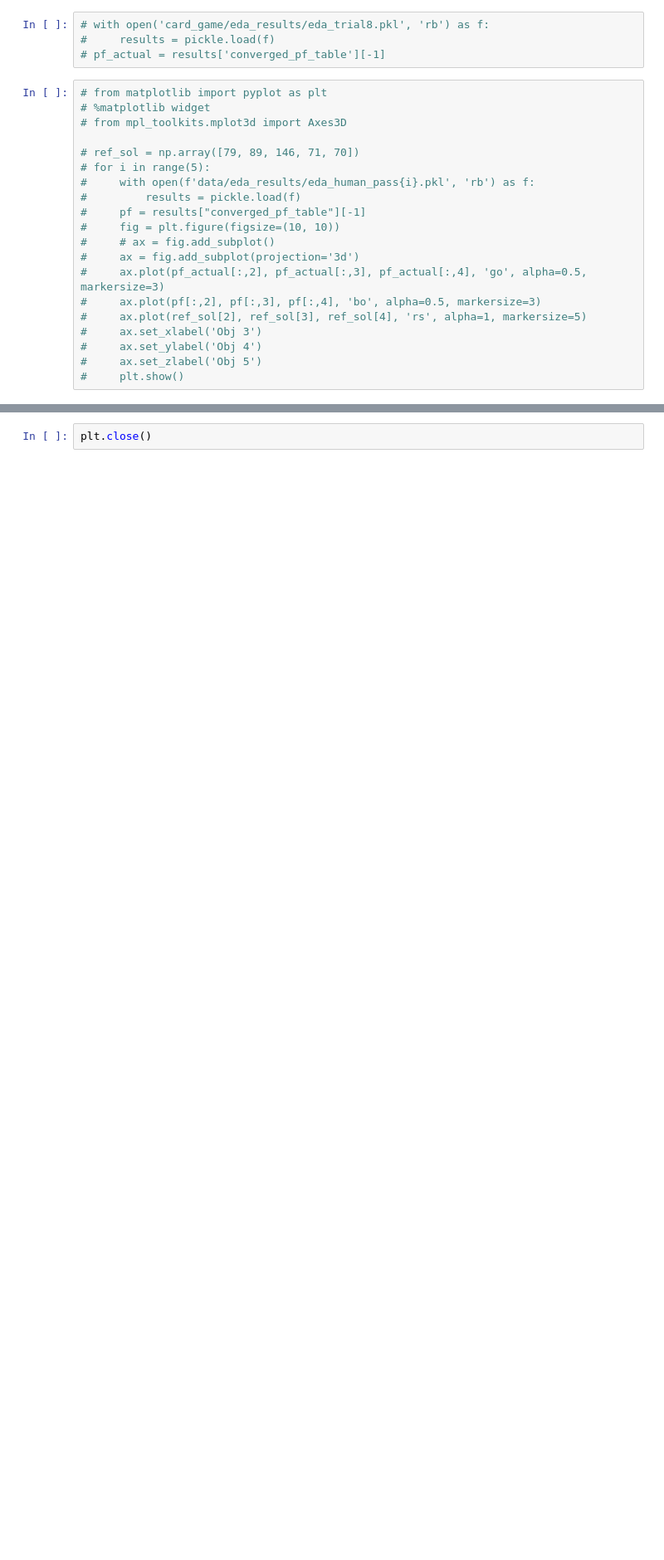
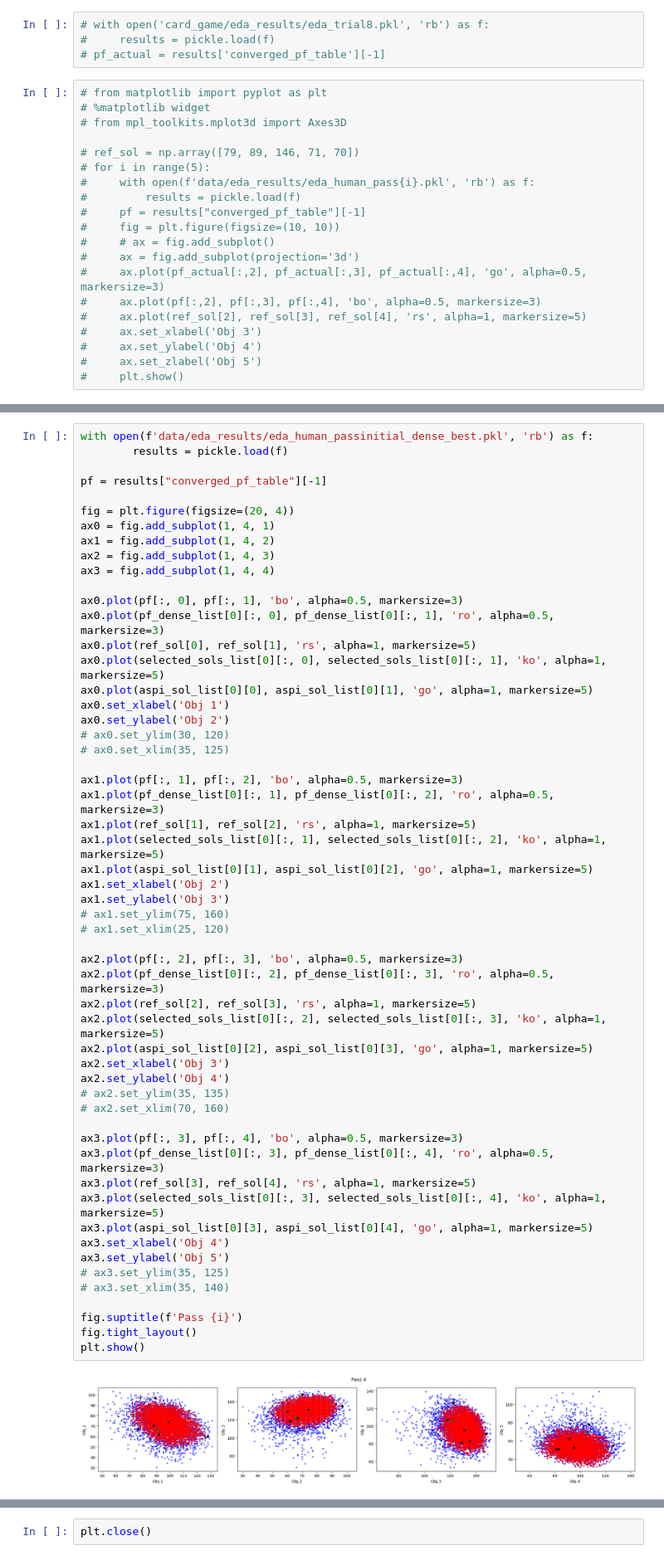
Before and after one commit to rameshsrinivasanuci/multiobjective, a Jupyter notebook: stimulate_human_guided_eda.ipynb, the cells around one changed output, grey strips where cells are left out. Shown at 83% size. Saved outputs shown, nothing was run; the diff lists cells and outputs as text; blank space fills up the shorter version.

```diff
--- a/stimulate_human_guided_eda.ipynb
+++ b/stimulate_human_guided_eda.ipynb
@@ -264,3 +339,60 @@ for i in range(max_passes):
+# %%
+with open(f'data/eda_results/eda_human_passinitial_dense_best.pkl', 'rb') as f:
+        results = pickle.load(f)
+
+pf = results["converged_pf_table"][-1]
+
+fig = plt.figure(figsize=(20, 4))
+ax0 = fig.add_subplot(1, 4, 1)
+ax1 = fig.add_subplot(1, 4, 2)
+ax2 = fig.add_subplot(1, 4, 3)
+ax3 = fig.add_subplot(1, 4, 4)
+
+ax0.plot(pf[:, 0], pf[:, 1], 'bo', alpha=0.5, markersize=3)
+ax0.plot(pf_dense_list[0][:, 0], pf_dense_list[0][:, 1], 'ro', alpha=0.5, markersize=3)
+ax0.plot(ref_sol[0], ref_sol[1], 'rs', alpha=1, markersize=5)
+ax0.plot(selected_sols_list[0][:, 0], selected_sols_list[0][:, 1], 'ko', alpha=1, markersize=5)
+ax0.plot(aspi_sol_list[0][0], aspi_sol_list[0][1], 'go', alpha=1, markersize=5)
+ax0.set_xlabel('Obj 1')
+ax0.set_ylabel('Obj 2')
+# ax0.set_ylim(30, 120)
+# ax0.set_xlim(35, 125)
+
+ax1.plot(pf[:, 1], pf[:, 2], 'bo', alpha=0.5, markersize=3)
+ax1.plot(pf_dense_list[0][:, 1], pf_dense_list[0][:, 2], 'ro', alpha=0.5, markersize=3)
+ax1.plot(ref_sol[1], ref_sol[2], 'rs', alpha=1, markersize=5)
+ax1.plot(selected_sols_list[0][:, 1], selected_sols_list[0][:, 2], 'ko', alpha=1, markersize=5)
+ax1.plot(aspi_sol_list[0][1], aspi_sol_list[0][2], 'go', alpha=1, markersize=5)
+ax1.set_xlabel('Obj 2')
+ax1.set_ylabel('Obj 3')
+# ax1.set_ylim(75, 160)
+# ax1.set_xlim(25, 120)
+
+ax2.plot(pf[:, 2], pf[:, 3], 'bo', alpha=0.5, markersize=3)
+ax2.plot(pf_dense_list[0][:, 2], pf_dense_list[0][:, 3], 'ro', alpha=0.5, markersize=3)
+ax2.plot(ref_sol[2], ref_sol[3], 'rs', alpha=1, markersize=5)
+ax2.plot(selected_sols_list[0][:, 2], selected_sols_list[0][:, 3], 'ko', alpha=1, markersize=5)
+ax2.plot(aspi_sol_list[0][2], aspi_sol_list[0][3], 'go', alpha=1, markersize=5)
+ax2.set_xlabel('Obj 3')
+ax2.set_ylabel('Obj 4')
+# ax2.set_ylim(35, 135)
+# ax2.set_xlim(70, 160)
+
+ax3.plot(pf[:, 3], pf[:, 4], 'bo', alpha=0.5, markersize=3)
+ax3.plot(pf_dense_list[0][:, 3], pf_dense_list[0][:, 4], 'ro', alpha=0.5, markersize=3)
+ax3.plot(ref_sol[3], ref_sol[4], 'rs', alpha=1, markersize=5)
+ax3.plot(selected_sols_list[0][:, 3], selected_sols_list[0][:, 4], 'ko', alpha=1, markersize=5)
+ax3.plot(aspi_sol_list[0][3], aspi_sol_list[0][4], 'go', alpha=1, markersize=5)
+ax3.set_xlabel('Obj 4')
+ax3.set_ylabel('Obj 5')
+# ax3.set_ylim(35, 125)
+# ax3.set_xlim(35, 140)
+
+fig.suptitle(f'Pass {i}')
+fig.tight_layout()
+plt.show()
+# %% [output]
+[figure, added]
 # %%
 from matplotlib import pyplot as plt
 
```
Also changed, not shown: parts of 7 cells of this notebook, 1 other file.
